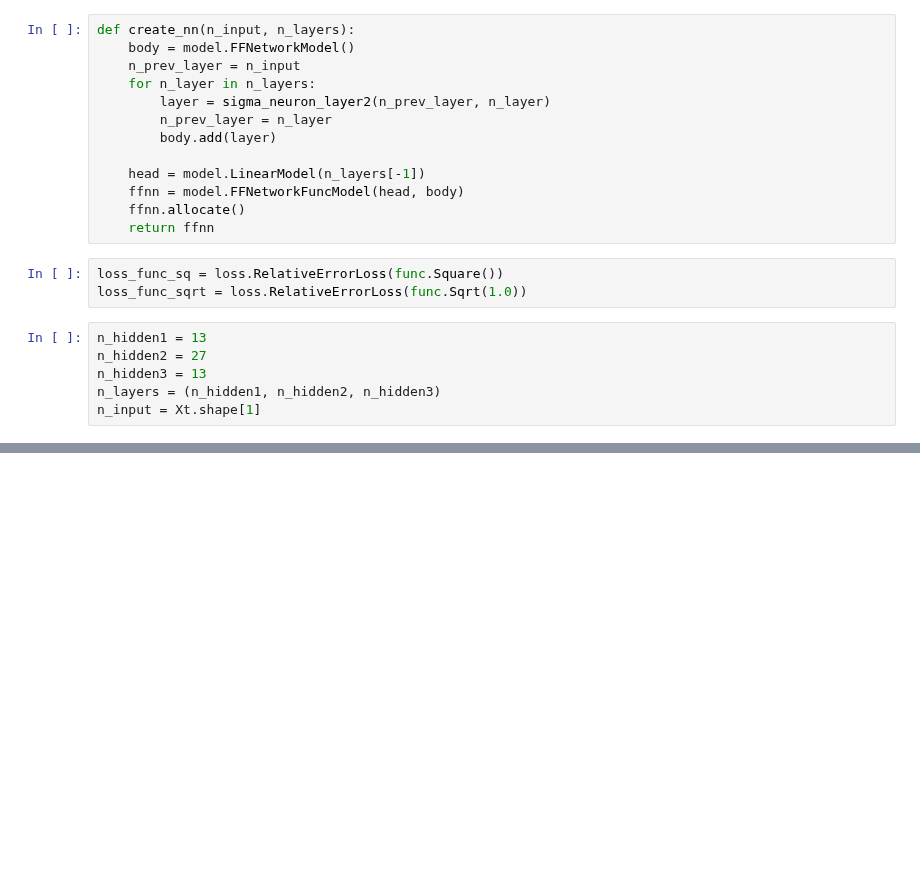
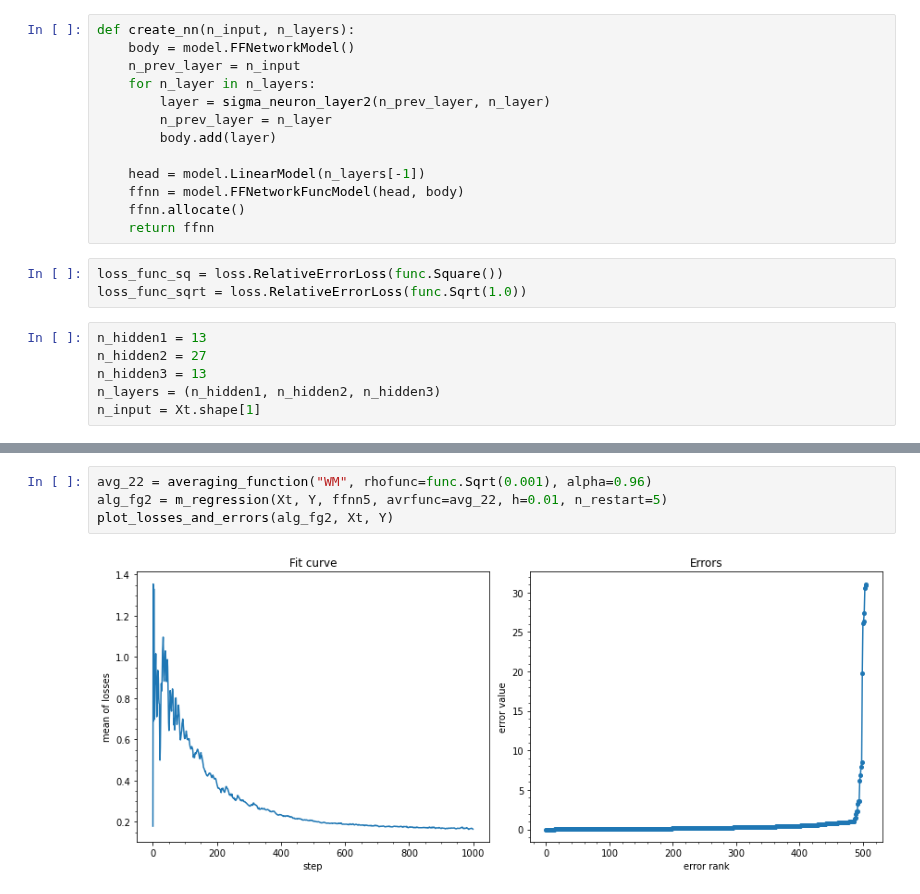
Before and after one commit to intellimath/mlgrad, a Jupyter notebook: examples/isnn2019_nn_boston.ipynb, the cells around one changed output, grey strips where cells are left out. Drawn from its saved outputs; the diff is of its cells as text; blank space fills up the shorter version.

```diff
--- a/examples/isnn2019_nn_boston.ipynb
+++ b/examples/isnn2019_nn_boston.ipynb
@@ -117,0 +89,6 @@ plt.show()
+# %%
+avg_22 = averaging_function("WM", rhofunc=func.Sqrt(0.001), alpha=0.96)
+alg_fg2 = m_regression(Xt, Y, ffnn5, avrfunc=avg_22, h=0.01, n_restart=5)
+plot_losses_and_errors(alg_fg2, Xt, Y)
+# %% [output]
+[figure, added]
```
Also changed, not shown: parts of 12 cells of this notebook, 36 other files.
